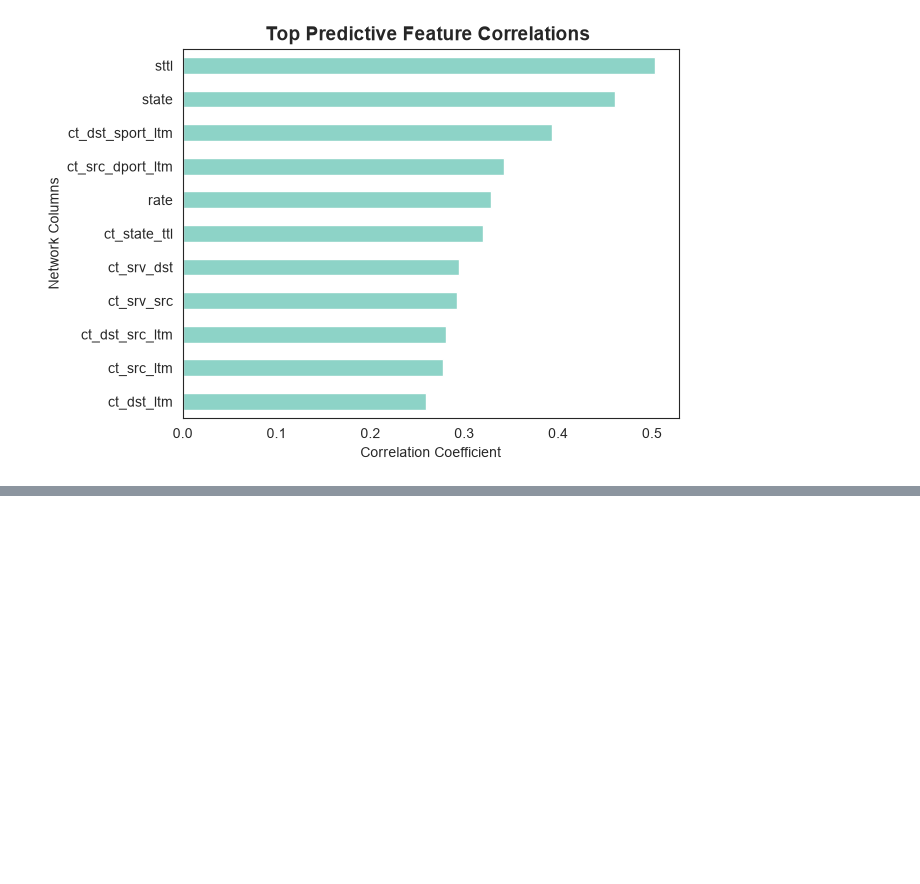
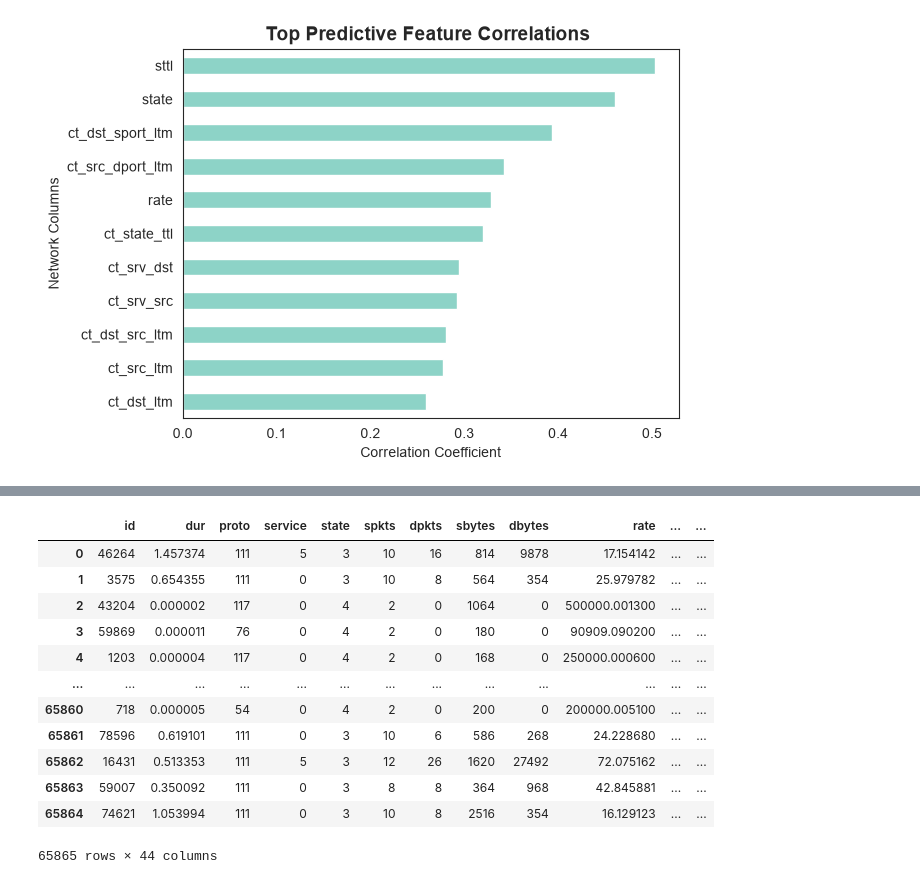
Before and after one commit to viciouss28/fsp_ml_project-, a Jupyter notebook: securenet.ipynb, the cells around one changed output, grey strips where cells are left out. Drawn from its saved outputs; the diff is of its cells as text; code cells hidden in the pictures; blank space fills up the shorter version.

```diff
--- a/securenet.ipynb
+++ b/securenet.ipynb
@@ -428,0 +443,16 @@ Index(['sttl', 'state', 'ct_dst_sport_ltm', 'ct_src_dport_ltm', 'rate',
+# %%
+train_df_encoded
+# %% [output]
+|  | id | dur | proto | service | state | spkts | dpkts | sbytes | dbytes | rate | ... | ... |
+| 0 | 46264 | 1.457374 | 111 | 5 | 3 | 10 | 16 | 814 | 9878 | 17.154142 | ... | ... |
+| 1 | 3575 | 0.654355 | 111 | 0 | 3 | 10 | 8 | 564 | 354 | 25.979782 | ... | ... |
+| 2 | 43204 | 0.000002 | 117 | 0 | 4 | 2 | 0 | 1064 | 0 | 500000.001300 | ... | ... |
+| 3 | 59869 | 0.000011 | 76 | 0 | 4 | 2 | 0 | 180 | 0 | 90909.090200 | ... | ... |
+| 4 | 1203 | 0.000004 | 117 | 0 | 4 | 2 | 0 | 168 | 0 | 250000.000600 | ... | ... |
+| ... | ... | ... | ... | ... | ... | ... | ... | ... | ... | ... | ... | ... |
+| 65860 | 718 | 0.000005 | 54 | 0 | 4 | 2 | 0 | 200 | 0 | 200000.005100 | ... | ... |
+| 65861 | 78596 | 0.619101 | 111 | 0 | 3 | 10 | 6 | 586 | 268 | 24.228680 | ... | ... |
+| 65862 | 16431 | 0.513353 | 111 | 5 | 3 | 12 | 26 | 1620 | 27492 | 72.075162 | ... | ... |
+| 65863 | 59007 | 0.350092 | 111 | 0 | 3 | 8 | 8 | 364 | 968 | 42.845881 | ... | ... |
+| 65864 | 74621 | 1.053994 | 111 | 0 | 3 | 10 | 8 | 2516 | 354 | 16.129123 | ... | ... |
+65865 rows × 44 columns
```
Also changed, not shown: parts of 39 cells of this notebook, 2 other files.
